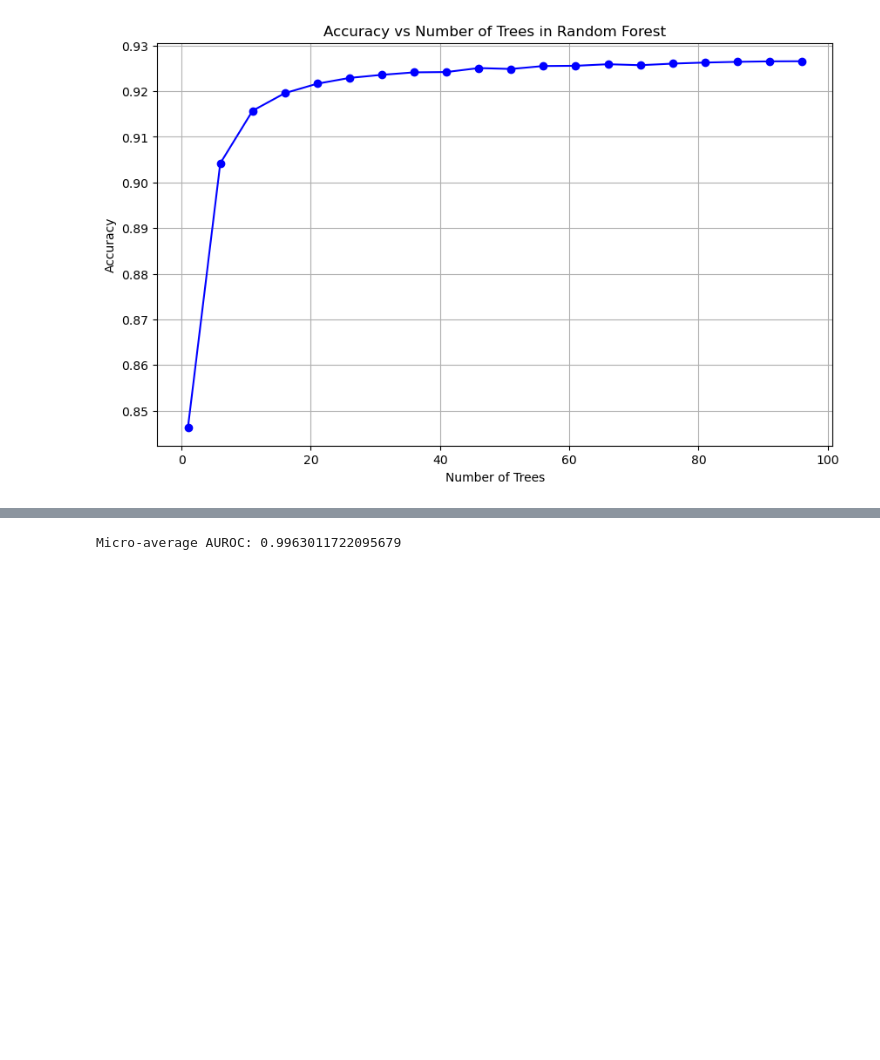
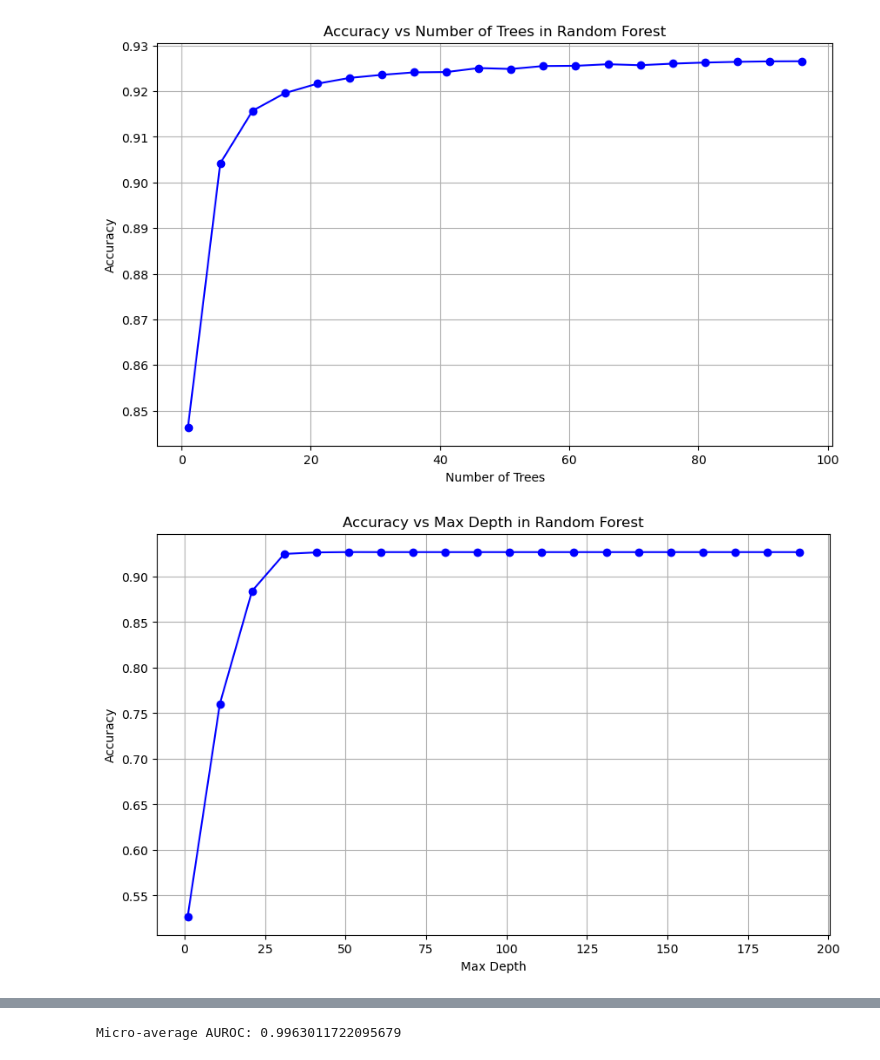
Before and after one commit to cristinar07/CS344, a Jupyter notebook: random_forest.ipynb, the cells around one changed output, grey strips where cells are left out. Drawn from its saved outputs; the diff is of its cells as text; code cells hidden in the pictures; blank space fills up the shorter version.

Commit message:
random forest gird search

```diff
--- a/random_forest.ipynb
+++ b/random_forest.ipynb
@@ -109,3 +108,24 @@ plt.grid(True)
 plt.show()
 # %% [output]
 [figure]
+# %%
+max_depth = range(1, 200, 10)
+accuracies = []
+
+# Evaluate the model with different numbers of trees
+for n in max_depth:
+    clf = RandomForestClassifier(max_depth=n, random_state=42)
+    clf.fit(X_train, y_train)
+    y_pred = clf.predict(X_test)
+    accuracies.append(accuracy_score(y_test, y_pred))
+
+# Plotting the results
+plt.figure(figsize=(10, 6))
+plt.plot(max_depth, accuracies, marker='o', linestyle='-', color='b')
+plt.title('Accuracy vs Max Depth in Random Forest')
+plt.xlabel('Max Depth')
+plt.ylabel('Accuracy')
+plt.grid(True)
+plt.show()
+# %% [output]
+[figure, added]
```
Also changed, not shown: parts of 5 cells of this notebook, 1 other file.
